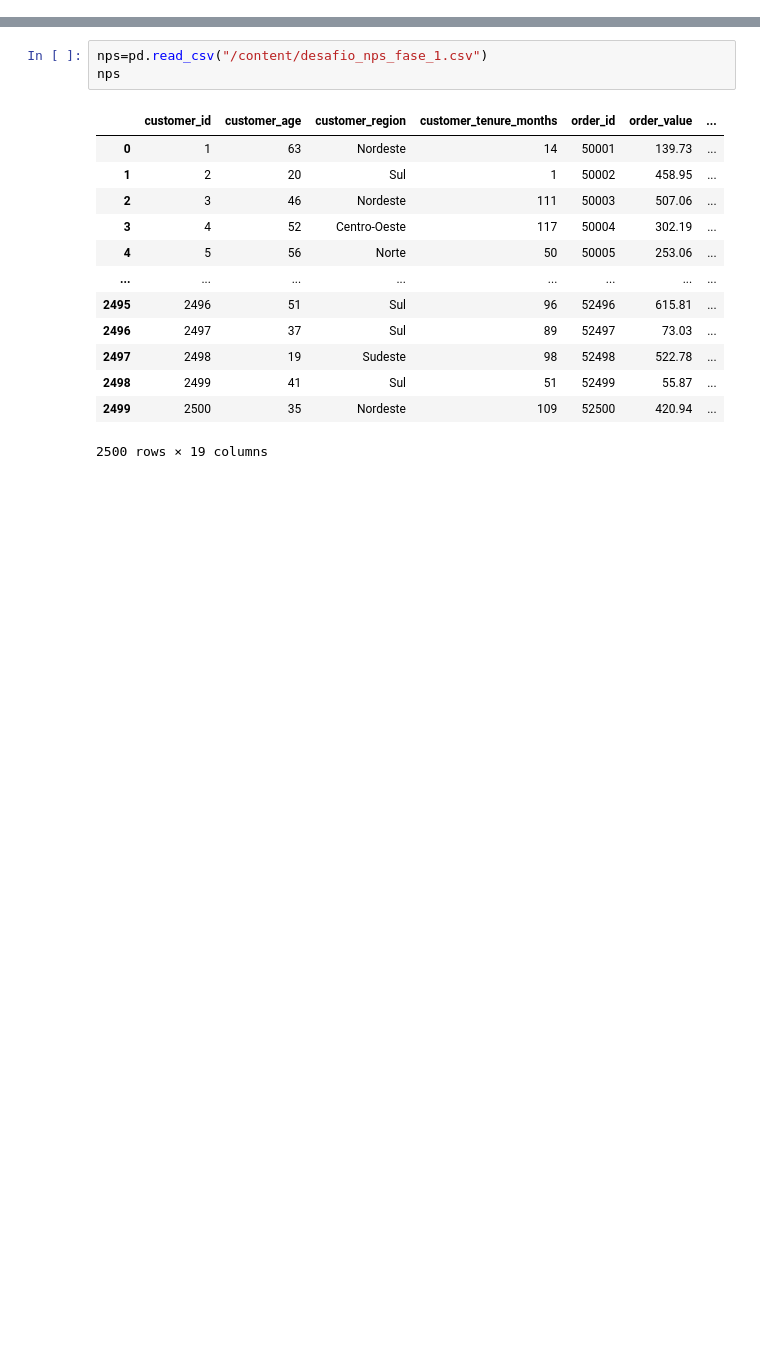
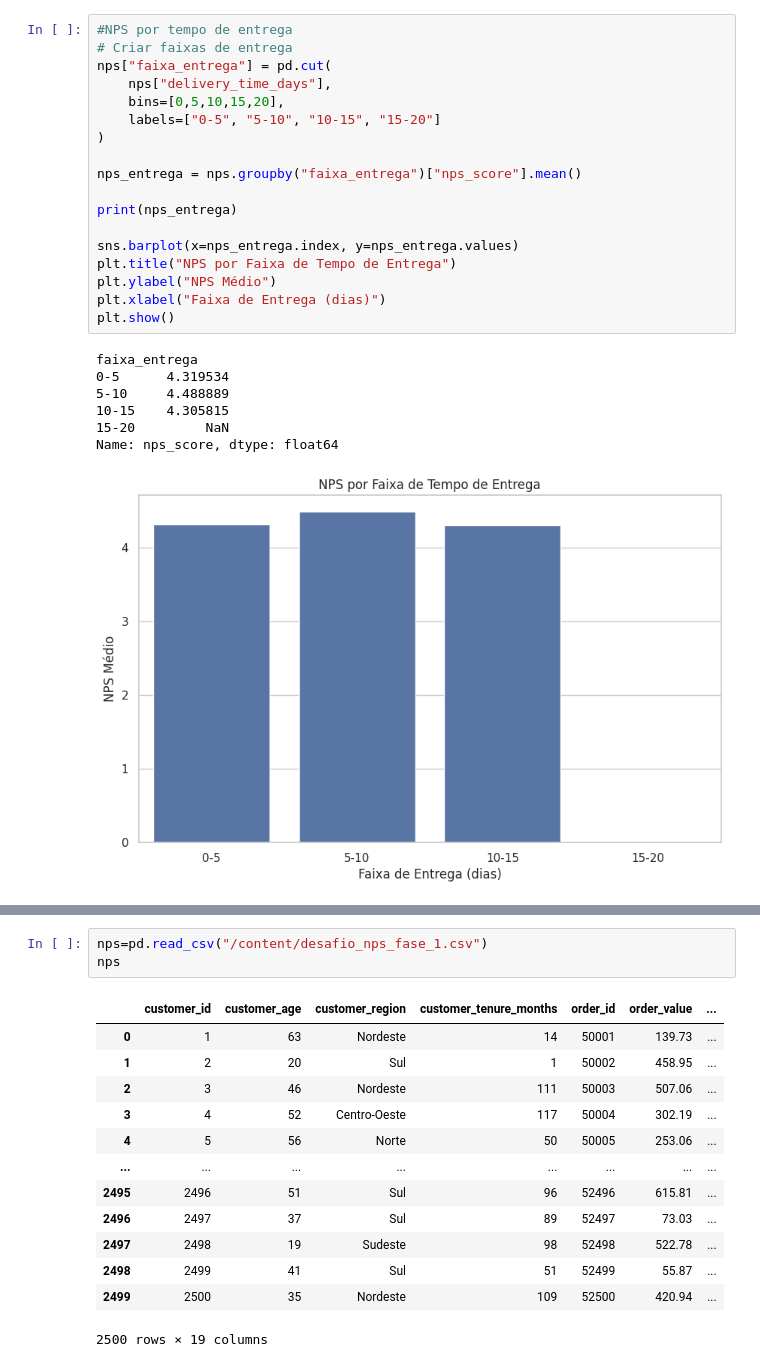
Before and after one commit to ldamaske/1IAST-Fase1, a Jupyter notebook: Data_Science_Desafios.ipynb, the cells around one changed output, grey strips where cells are left out. Cells and saved outputs as stored; diff of their text form; blank space fills up the shorter version.

```diff
--- a/Data_Science_Desafios.ipynb
+++ b/Data_Science_Desafios.ipynb
@@ -9,0 +87,26 @@ import seaborn as sns
+# %%
+#NPS por tempo de entrega
+# Criar faixas de entrega
+nps["faixa_entrega"] = pd.cut(
+    nps["delivery_time_days"],
+    bins=[0,5,10,15,20],
+    labels=["0-5", "5-10", "10-15", "15-20"]
+)
+
+nps_entrega = nps.groupby("faixa_entrega")["nps_score"].mean()
+
+print(nps_entrega)
+
+sns.barplot(x=nps_entrega.index, y=nps_entrega.values)
+plt.title("NPS por Faixa de Tempo de Entrega")
+plt.ylabel("NPS Médio")
+plt.xlabel("Faixa de Entrega (dias)")
+plt.show()
+# %% [output]
+faixa_entrega
+0-5      4.319534
+5-10     4.488889
+10-15    4.305815
+15-20         NaN
+Name: nps_score, dtype: float64
+[figure, added]
```
Also changed, not shown: parts of 19 cells of this notebook.
